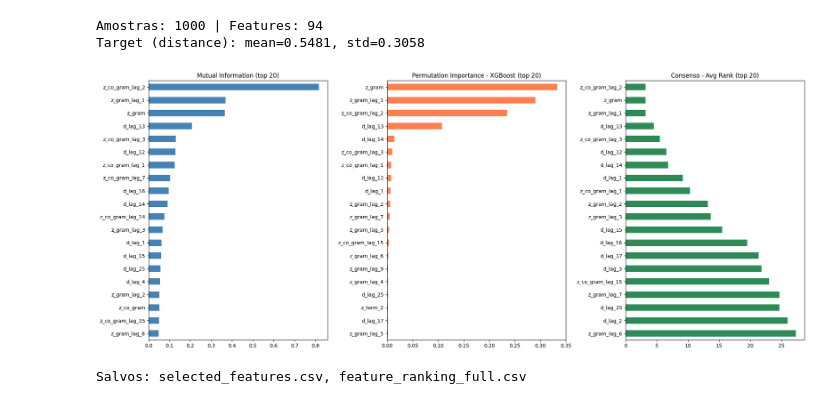
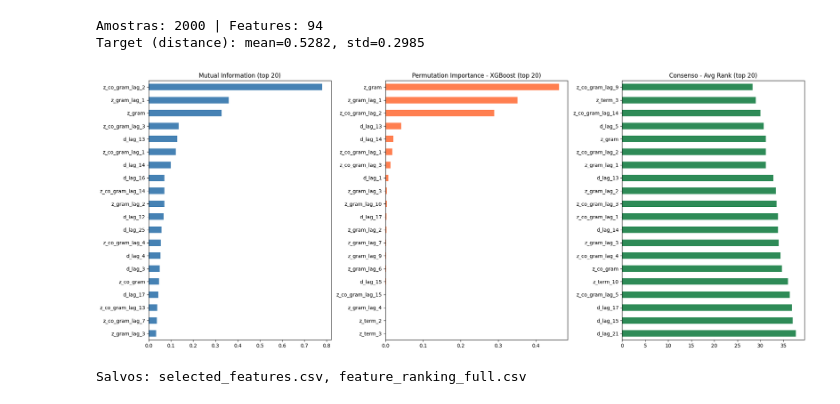
Before and after one commit to gddeazevedo/rgpe, a Jupyter notebook: notebooks/data_analysis.ipynb, the cells around one changed output. Saved outputs shown, nothing was run; the diff lists cells and outputs as text; code cells hidden in the pictures.

```diff
--- a/notebooks/data_analysis.ipynb
+++ b/notebooks/data_analysis.ipynb
@@ -36,8 +43,8 @@ X = df.drop(columns=[TARGET])
 y = df[TARGET]
 features = X.columns.tolist()
 
-X = X[:1000]
-y = y[:1000]
+X = X[:2000]
+y = y[:2000]
 
 split = int(0.8 * len(X))
 X_tr, X_te = X[:split], X[split:]
@@ -74,40 +81,40 @@ rfe_ranking = pd.Series(rfe.ranking_, index=features).sort_values()
 
 mi_ranks = mi.rank(ascending=False)
 perm_ranks = perm_imp.rank(ascending=False)
-rfe_ranks = rfe_ranking.rank(ascending=True)
+rfe_ranks = rfe_ranking.rank(ascending=False)
 
 consensus = pd.DataFrame({
     'MI': mi_ranks,
     'Permutation': perm_ranks,
     'RFE': rfe_ranks
 })
 consensus['avg_rank'] = consensus.mean(axis=1)
 consensus = consensus.sort_values('avg_rank')
 
 selected = consensus.head(10).index.tolist()
 
 fig, axes = plt.subplots(1, 3, figsize=(20, 8))
 
 mi.head(20).plot(kind='barh', ax=axes[0], color='steelblue')
 axes[0].set_title('Mutual Information (top 20)')
 axes[0].invert_yaxis()
 
 perm_imp.head(20).plot(kind='barh', ax=axes[1], color='coral')
 axes[1].set_title('Permutation Importance - XGBoost (top 20)')
 axes[1].invert_yaxis()
 
 consensus['avg_rank'].head(20).plot(kind='barh', ax=axes[2], color='seagreen')
 axes[2].set_title('Consenso - Avg Rank (top 20)')
 axes[2].invert_yaxis()
 
 plt.tight_layout()
 plt.show()
 
 pd.DataFrame({'feature': selected}).to_csv('../results/data_analysis/selected_features.csv', index=False)
 consensus.to_csv('../results/data_analysis/feature_ranking_full.csv')
 print(f"\nSalvos: selected_features.csv, feature_ranking_full.csv")
 # %% [output]
-Amostras: 1000 | Features: 94
-Target (distance): mean=0.5481, std=0.3058
+Amostras: 2000 | Features: 94
+Target (distance): mean=0.5282, std=0.2985
-[figure, old version]
+[figure, new version]
 Salvos: selected_features.csv, feature_ranking_full.csv
```
Also changed, not shown: parts of 3 cells of this notebook, 1 other file.
